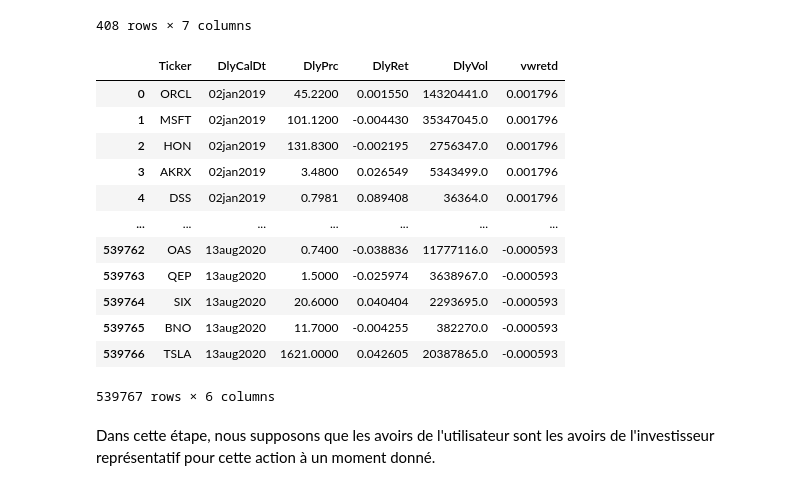
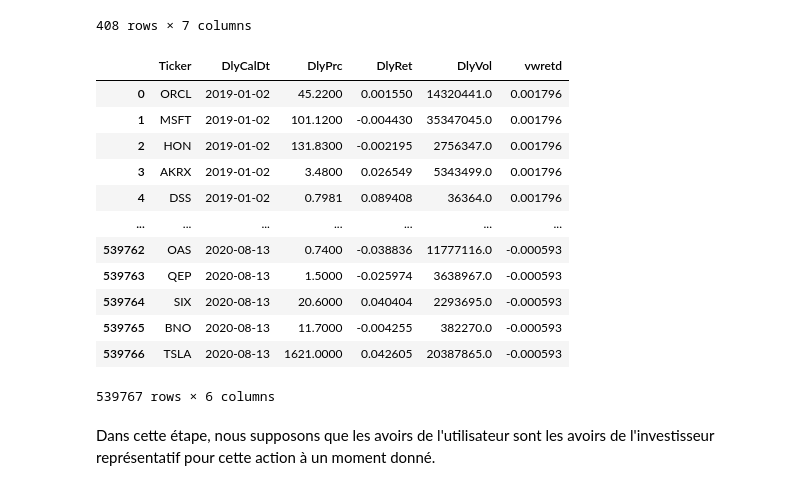
Before and after one commit to ThomasDeConinck/Econometrie-ETUDE-DE-CAS-1-, a Jupyter notebook: ETUDE DE CAS ECONO 1.ipynb, the cells around one changed output. Cells and saved outputs as stored; diff of their text form; code cells hidden in the pictures.

```diff
--- a/ETUDE DE CAS ECONO 1.ipynb
+++ b/ETUDE DE CAS ECONO 1.ipynb
@@ -85,20 +85,21 @@ df_SP500_selected
 408 rows × 7 columns
 # %%
 df_stock_data = pd.read_csv('stock_data.csv')
+df_stock_data['DlyCalDt'] = pd.to_datetime(df_stock_data['DlyCalDt'], format='%d%b%Y')
 df_stock_data
 # %% [output]
 |  | Ticker | DlyCalDt | DlyPrc | DlyRet | DlyVol | vwretd |
-| 0 | ORCL | 02jan2019 | 45.2200 | 0.001550 | 14320441.0 | 0.001796 |
-| 1 | MSFT | 02jan2019 | 101.1200 | -0.004430 | 35347045.0 | 0.001796 |
-| 2 | HON | 02jan2019 | 131.8300 | -0.002195 | 2756347.0 | 0.001796 |
-| 3 | AKRX | 02jan2019 | 3.4800 | 0.026549 | 5343499.0 | 0.001796 |
-| 4 | DSS | 02jan2019 | 0.7981 | 0.089408 | 36364.0 | 0.001796 |
+| 0 | ORCL | 2019-01-02 | 45.2200 | 0.001550 | 14320441.0 | 0.001796 |
+| 1 | MSFT | 2019-01-02 | 101.1200 | -0.004430 | 35347045.0 | 0.001796 |
+| 2 | HON | 2019-01-02 | 131.8300 | -0.002195 | 2756347.0 | 0.001796 |
+| 3 | AKRX | 2019-01-02 | 3.4800 | 0.026549 | 5343499.0 | 0.001796 |
+| 4 | DSS | 2019-01-02 | 0.7981 | 0.089408 | 36364.0 | 0.001796 |
 | ... | ... | ... | ... | ... | ... | ... |
-| 539762 | OAS | 13aug2020 | 0.7400 | -0.038836 | 11777116.0 | -0.000593 |
-| 539763 | QEP | 13aug2020 | 1.5000 | -0.025974 | 3638967.0 | -0.000593 |
-| 539764 | SIX | 13aug2020 | 20.6000 | 0.040404 | 2293695.0 | -0.000593 |
-| 539765 | BNO | 13aug2020 | 11.7000 | -0.004255 | 382270.0 | -0.000593 |
-| 539766 | TSLA | 13aug2020 | 1621.0000 | 0.042605 | 20387865.0 | -0.000593 |
+| 539762 | OAS | 2020-08-13 | 0.7400 | -0.038836 | 11777116.0 | -0.000593 |
+| 539763 | QEP | 2020-08-13 | 1.5000 | -0.025974 | 3638967.0 | -0.000593 |
+| 539764 | SIX | 2020-08-13 | 20.6000 | 0.040404 | 2293695.0 | -0.000593 |
+| 539765 | BNO | 2020-08-13 | 11.7000 | -0.004255 | 382270.0 | -0.000593 |
+| 539766 | TSLA | 2020-08-13 | 1621.0000 | 0.042605 | 20387865.0 | -0.000593 |
 539767 rows × 6 columns
 # %% [markdown]
 Dans cette étape, nous supposons que les avoirs de l'utilisateur sont les avoirs de l'investisseur représentatif pour cette action à un moment donné.
```
Also changed, not shown: parts of 5 cells of this notebook.
